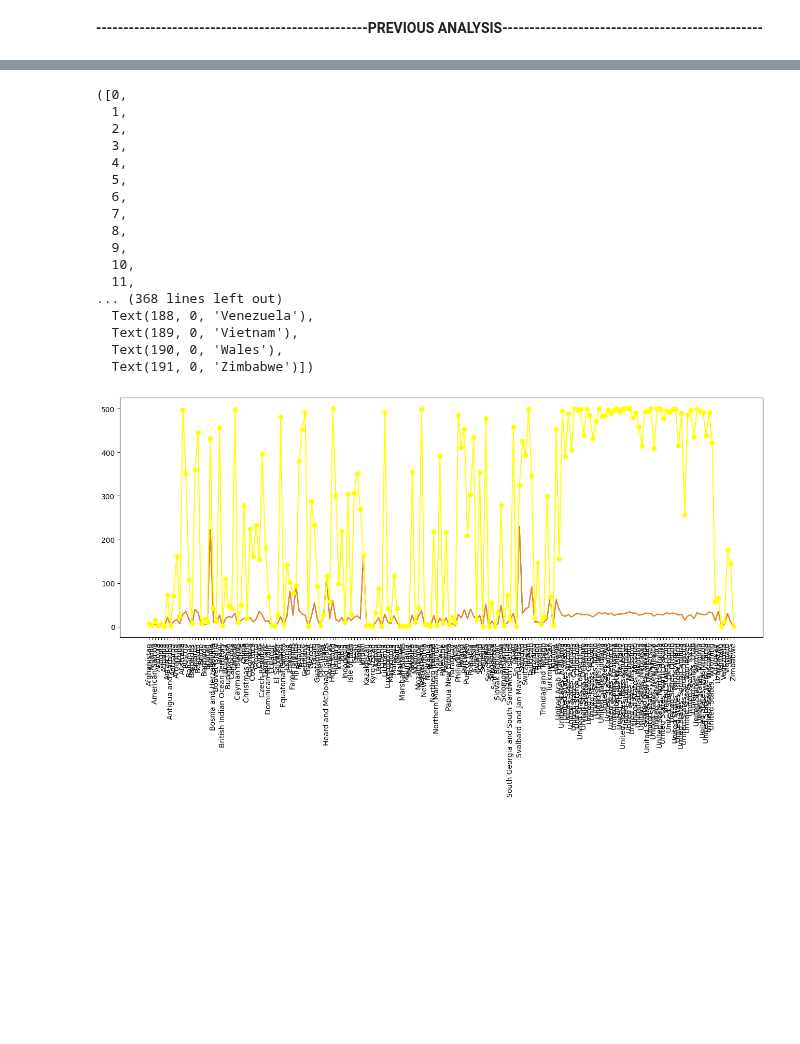
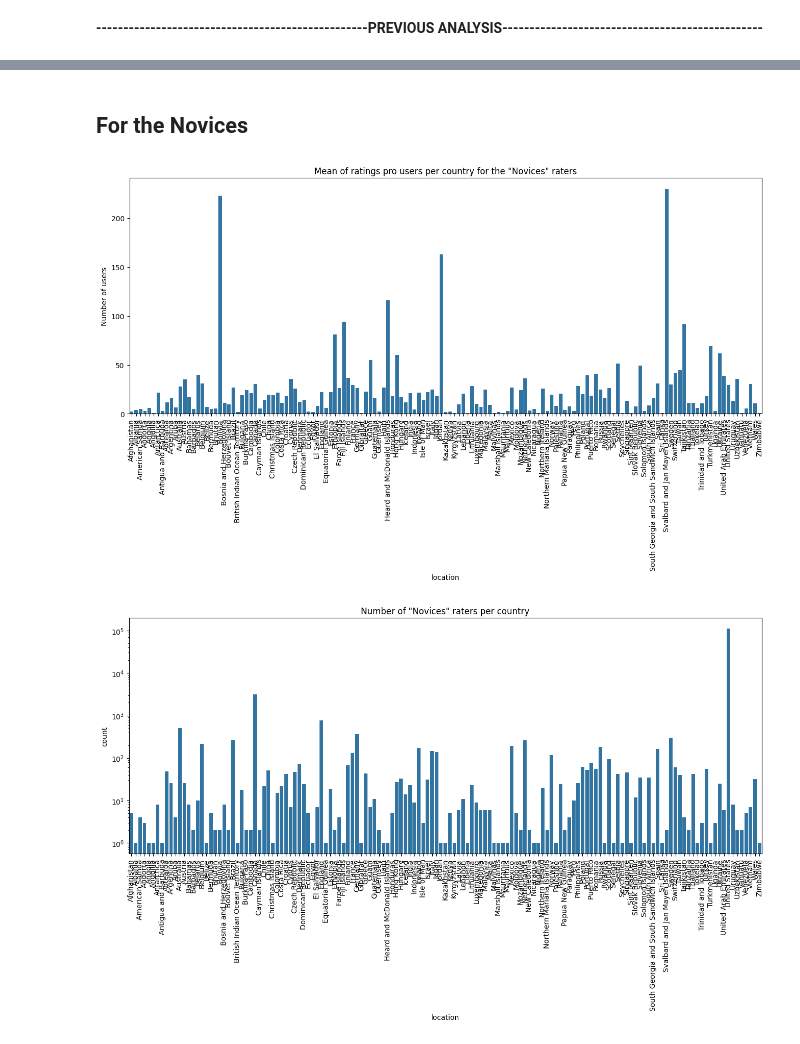
Before and after one commit to epfl-ada/ada-2023-project-remontada, a Jupyter notebook: ProjectM1.ipynb, the cells around one changed output, grey strips where cells are left out. Saved outputs shown, nothing was run; the diff lists cells and outputs as text; code cells hidden in the pictures; blank space fills up the shorter version.

```diff
--- a/ProjectM1.ipynb
+++ b/ProjectM1.ipynb
@@ -97,8 +98,8 @@ breweries_MBD
 | 8280 | 1613 | United States, Florida | Panama City Brewery & Cafe | 5 | 274 | United States, Florida | Panama City Brewery | 5 | 0.422609 | 0.834015 |
 8281 rows × 10 columns
 # %%
-users_MBD = pd.read_csv(data_BA + 'users.csv')
-users_MBD
+users_MBD_original = pd.read_csv(data_BA + 'users.csv')
+users_MBD_original
 # %% [output]
 |  | nbr_ratings | nbr_reviews | user_id | user_name | joined | location |
 | 0 | 7820 | 465 | nmann08.184925 | nmann08 | 1.199704e+09 | United States, Washington |
@@ -200,5 +219,7 @@ users_RB
 # %%
 #takingMBD
+users_MBD = users_MBD_original.copy()
+users_MBD['location'] =  users_MBD['location'].str.replace(r'^United States.*', 'United States', regex=True)
 users_MBD.nbr_ratings.mean()
 country = users_MBD.groupby(['location'])['nbr_ratings'].agg(['mean','count','max','max','min'])
 country
@@ -240,7 +279,7 @@ user_pro
 3826 rows × 6 columns
 # %%
 location_pro = user_pro.groupby(['location'])['nbr_ratings'].agg(['mean','count','max','min'])
-location_novices = user_novice.groupby(['location'])['nbr_ratings'].agg(['mean','count','max','min','mean'])
+location_novices = user_novice.groupby(['location'])['nbr_ratings'].agg(['mean','count','max','min'])
 location_novices
 print(location_novices['mean'].max())
 
@@ -344,24 +398,20 @@ plt.xticks(rotation = 'vertical')
+# %% [markdown]
+## For the Novices
+# %%
+plt.figure(figsize=(16,6))
+sns.barplot(x = location_novices.index, y = location_novices['mean'])
+plt.title('Mean of ratings pro users per country for the "Novices" raters')
+plt.xticks(rotation = 'vertical')
+plt.ylabel('Number of users')
+plt.show()
+# %% [output]
+[figure, added]
 # %%
 plt.figure(figsize=(16,6))
-plt.plot(location_novices.index,location_novices['mean'])
-plt.plot(location_novices.index,location_novices['max'],color = 'yellow', marker = 'o')
+sns.barplot(x = location_novices.index,y = location_novices['count'])
+plt.yscale('log')
 plt.xticks(rotation = 'vertical')
+plt.title('Number of "Novices" raters per country')
+plt.show()
 # %% [output]
-([0,
-  1,
-  2,
-  3,
-  4,
-  5,
-  6,
-  7,
-  8,
-  9,
-  10,
-  11,
-... (368 lines left out)
-  Text(188, 0, 'Venezuela'),
-  Text(189, 0, 'Vietnam'),
-  Text(190, 0, 'Wales'),
-  Text(191, 0, 'Zimbabwe')])
-[figure, old version]
+[figure, new version]
```
Also changed, not shown: parts of 17 cells of this notebook.
